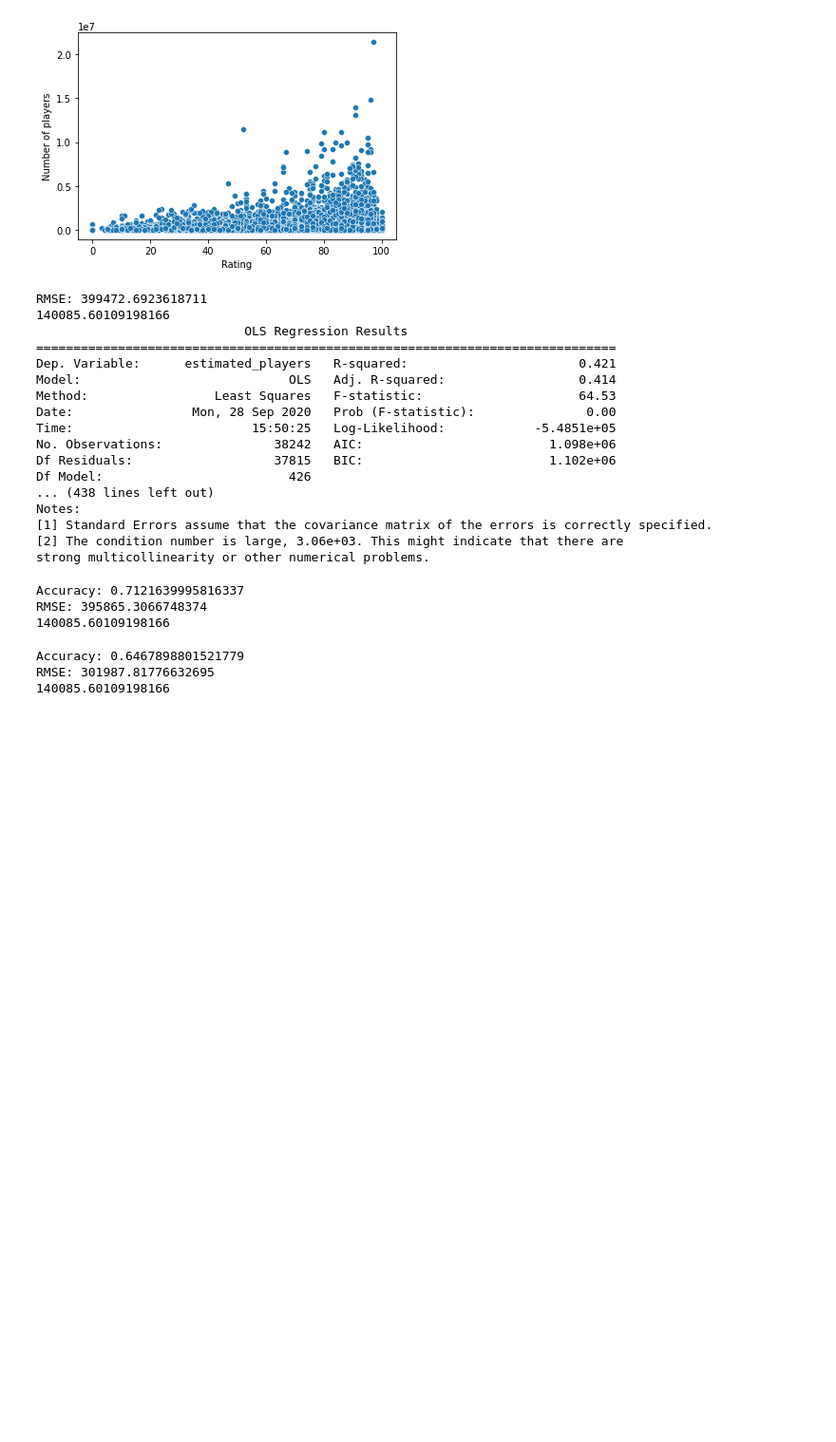
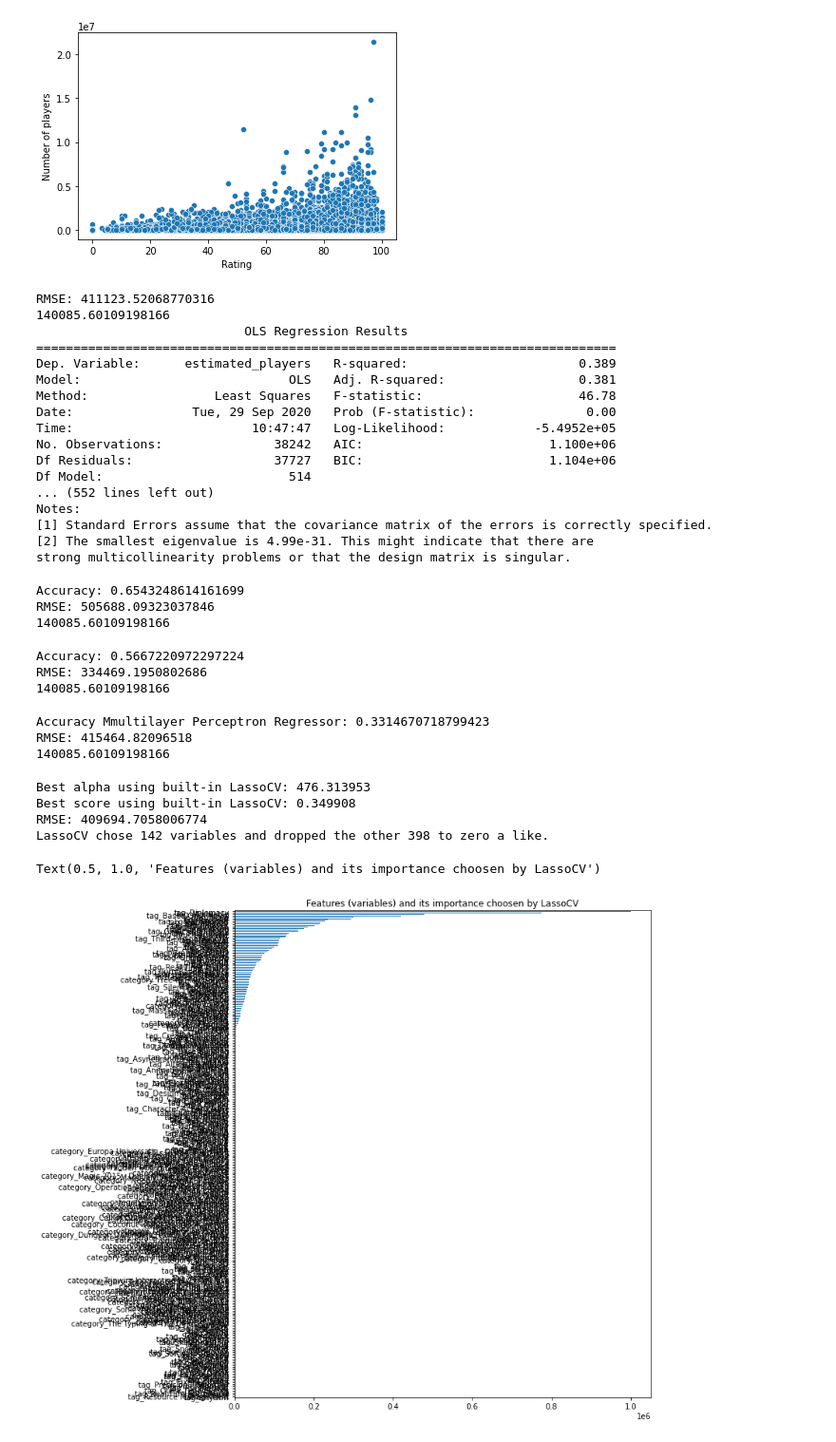
Before and after one commit to LukasL97/IDS-Steam, a Jupyter notebook: Project_incompletedata.ipynb, the cells around one changed output. Shown: that part at 95% size. Cells and saved outputs as stored; diff of their text form; code cells hidden in the pictures; blank space fills up the shorter version.

Commit message:
Got categories back in and deleted 'average_playtime' from x for prediction. Included results of perceptron and lasso.

```diff
--- a/Project_incompletedata.ipynb
+++ b/Project_incompletedata.ipynb
@@ -404,11 +408,6 @@ top[0].plot(kind='bar')
 mat.title('Most popular categories')
 mat.show()
 print(cat_c)
-# There are some categories that don't have any value anymore after the dropping of some rows.
-# They will therefore get deleted.
-games = games.drop(games[(cat_count == 0).index], axis=1)
-print(games.shape)
-# It seems 115 columns were deleted.
 # %% [output]
 [figure]
                                                0
@@ -564,23 +563,23 @@ print(games['estimated_players'].mean())
 model_summary = model.summary()
 print(model_summary)
 # %% [output]
-RMSE: 399472.6923618711
+RMSE: 411123.52068770316
 140085.60109198166
                             OLS Regression Results
 ==============================================================================
-Dep. Variable:      estimated_players   R-squared:                       0.421
-Model:                            OLS   Adj. R-squared:                  0.414
-Method:                 Least Squares   F-statistic:                     64.53
-Date:                Mon, 28 Sep 2020   Prob (F-statistic):               0.00
-Time:                        15:50:25   Log-Likelihood:            -5.4851e+05
-No. Observations:               38242   AIC:                         1.098e+06
-Df Residuals:                   37815   BIC:                         1.102e+06
-Df Model:                         426
-... (438 lines left out)
+Dep. Variable:      estimated_players   R-squared:                       0.389
+Model:                            OLS   Adj. R-squared:                  0.381
+Method:                 Least Squares   F-statistic:                     46.78
+Date:                Tue, 29 Sep 2020   Prob (F-statistic):               0.00
+Time:                        10:47:47   Log-Likelihood:            -5.4952e+05
+No. Observations:               38242   AIC:                         1.100e+06
+Df Residuals:                   37727   BIC:                         1.104e+06
+Df Model:                         514
+... (552 lines left out)
 Notes:
 [1] Standard Errors assume that the covariance matrix of the errors is correctly specified.
-[2] The condition number is large, 3.06e+03. This might indicate that there are
-strong multicollinearity or other numerical problems.
+[2] The smallest eigenvalue is 4.99e-31. This might indicate that there are
+strong multicollinearity problems or that the design matrix is singular.
 # %%
 # Training a Decision Tree Regressor:
 model2 = DecisionTreeRegressor(random_state=42)
@@ -591,8 +590,8 @@ print("RMSE:", numpy.sqrt(mean_squared_error(y_test, pred2)))
 print(games['estimated_players'].mean())
 # The accuracy for a decision tree regressor seems much better, but the RMSE got only very slightly better.
 # %% [output]
-Accuracy: 0.7121639995816337
-RMSE: 395865.3066748374
+Accuracy: 0.6543248614161699
+RMSE: 505688.09323037846
 140085.60109198166
 # %%
 # Training a Random Forest Regressor:
@@ -604,32 +603,40 @@ print("RMSE:", numpy.sqrt(mean_squared_error(y_test, pred3)))
 print(games['estimated_players'].mean())
 # With the random tree regressor, though the accuracy got a bit worse, the RMSE improved quite a bit.
 # %% [output]
-Accuracy: 0.6467898801521779
-RMSE: 301987.81776632695
+Accuracy: 0.5667220972297224
+RMSE: 334469.1950802686
 140085.60109198166
 # %%
 # Training a multi layer Perceptron Regressor:
-from sklearn.neural_network import MLPRegressor
 multPerceptronReg = MLPRegressor(random_state=1, max_iter=500).fit(x_train, y_train)
 predperctron = multPerceptronReg.predict(x_test)
 print("Accuracy Mmultilayer Perceptron Regressor:", multPerceptronReg.score(x_test, y_test))
 print("RMSE:", numpy.sqrt(mean_squared_error(y_test, predperctron)))
 print(games['estimated_players'].mean())
+# %% [output]
+Accuracy Mmultilayer Perceptron Regressor: 0.3314670718799423
+RMSE: 415464.82096518
+140085.60109198166
 # %%
 #Make Predictions with a Lasso
-import matplotlib
-import matplotlib.pyplot as plt
-from sklearn.linear_model import LassoCV
 lassoModel = LassoCV()
 lassoModel.fit(x_train, y_train)
 print("Best alpha using built-in LassoCV: %f" % lassoModel.alpha_)
-print("Best score using built-in LassoCV: %f" %lassoModel.score(x_test, y_test))
+print("Best score using built-in LassoCV: %f" % lassoModel.score(x_test, y_test))
 coef = pandas.Series(lassoModel.coef_, index = x_train.columns)
 label_y_predict_lasso = lassoModel.predict(x_test)
-print("LassoCV choose " + str(sum(coef != 0)) + " variables and dropped the other " +  str(sum(coef == 0)) + " to zero a like.")
+print("RMSE:", numpy.sqrt(mean_squared_error(y_test, label_y_predict_lasso)))
+print("LassoCV chose", str(sum(coef != 0)), "variables and dropped the other",  str(sum(coef == 0)), "to zero a like.")
 coeffs_sorted = coef.sort_values()
 matplotlib.rcParams['figure.figsize'] = (10.0, 12.0)
 coeffs_sorted[200:].plot(kind = "barh")
-plt.title("Features (variables) and its importance choosen by LassoCV")
+mat.title("Features (variables) and its importance choosen by LassoCV")
+# %% [output]
+Best alpha using built-in LassoCV: 476.313953
+Best score using built-in LassoCV: 0.349908
+RMSE: 409694.7058006774
+LassoCV chose 142 variables and dropped the other 398 to zero a like.
+Text(0.5, 1.0, 'Features (variables) and its importance choosen by LassoCV')
+[figure, added]
 # %%
 #Make Predictions using TPOT
```
Also changed, not shown: parts of 5 cells of this notebook.
